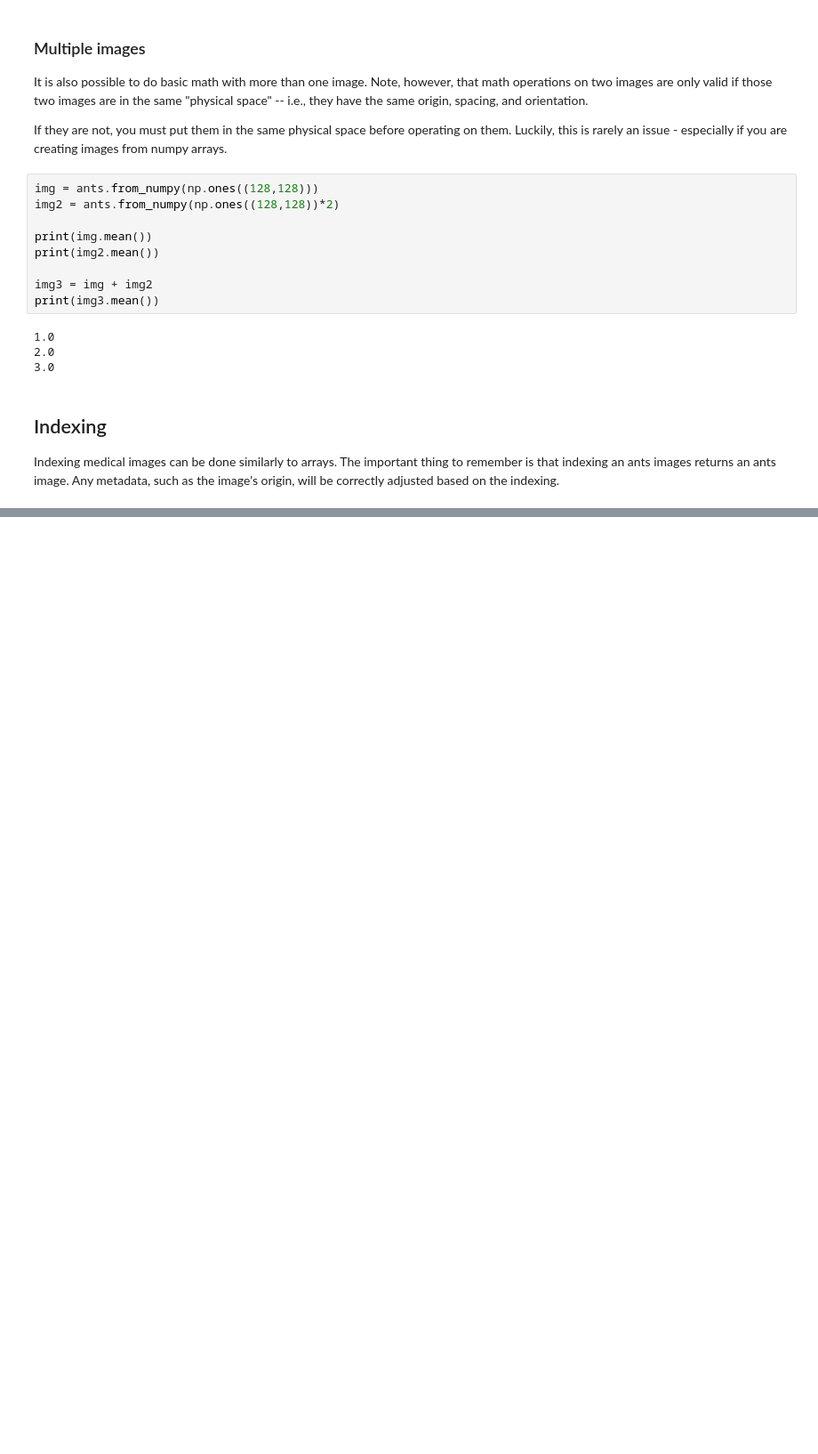
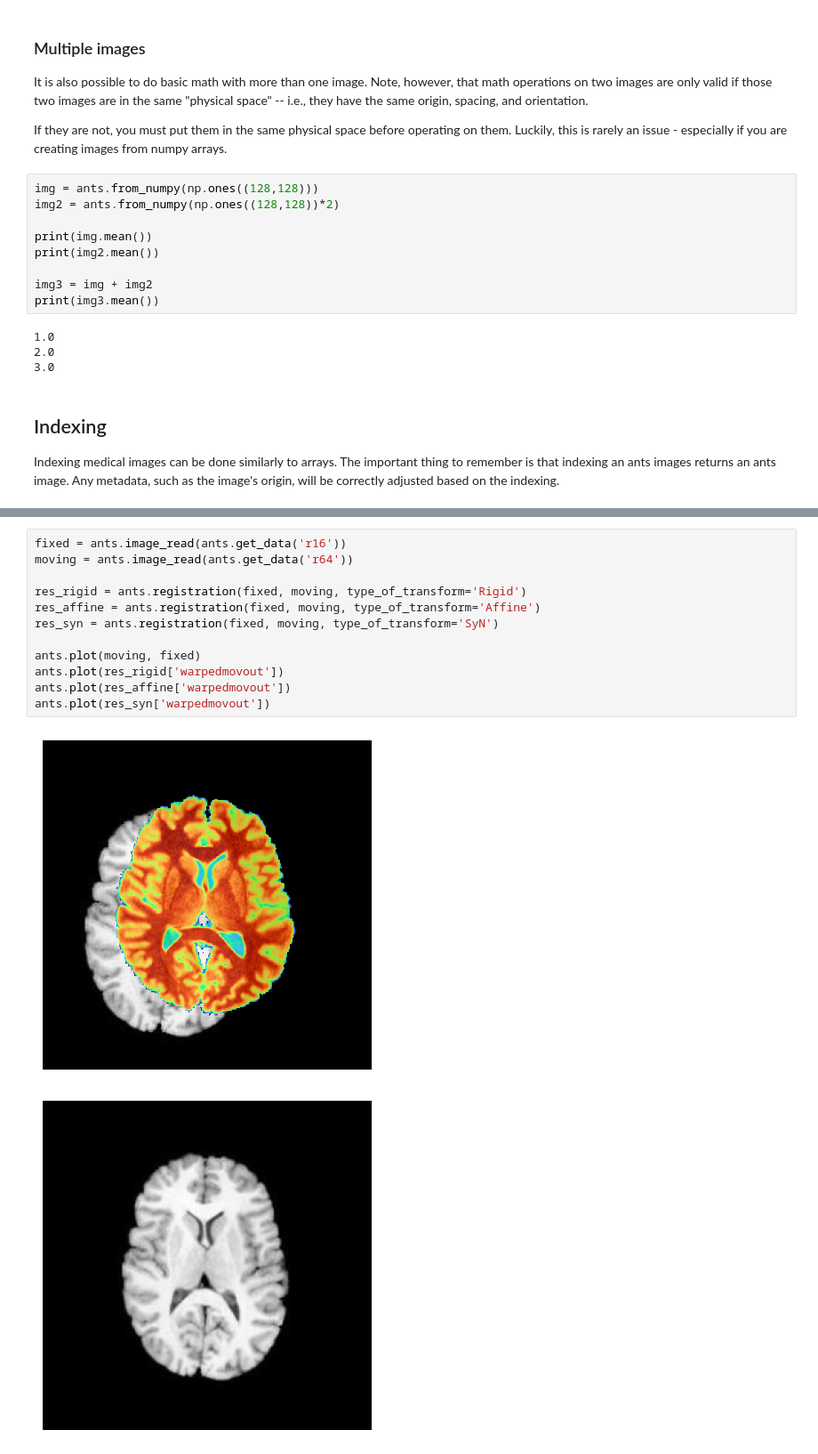
Before and after one commit to nitrain/book, a Jupyter notebook: book/01-03.ipynb, the cells around one changed output, grey strips where cells are left out. Shown at 89% size. Saved outputs shown, nothing was run; the diff lists cells and outputs as text; blank space fills up the shorter version.

```diff
--- a/book/01-03.ipynb
+++ b/book/01-03.ipynb
@@ -67,0 +90,15 @@ With images, there are some additional meta-data properties to keep in mind comp
+# %%
+fixed = ants.image_read(ants.get_data('r16'))
+moving = ants.image_read(ants.get_data('r64'))
+
+res_rigid = ants.registration(fixed, moving, type_of_transform='Rigid')
+res_affine = ants.registration(fixed, moving, type_of_transform='Affine')
+res_syn = ants.registration(fixed, moving, type_of_transform='SyN')
+
+ants.plot(moving, fixed)
+ants.plot(res_rigid['warpedmovout'])
+ants.plot(res_affine['warpedmovout'])
+ants.plot(res_syn['warpedmovout'])
+# %% [output]
+[figure, added]
+[figure, added]
```
Also changed, not shown: parts of 39 cells of this notebook, 4 other files.
